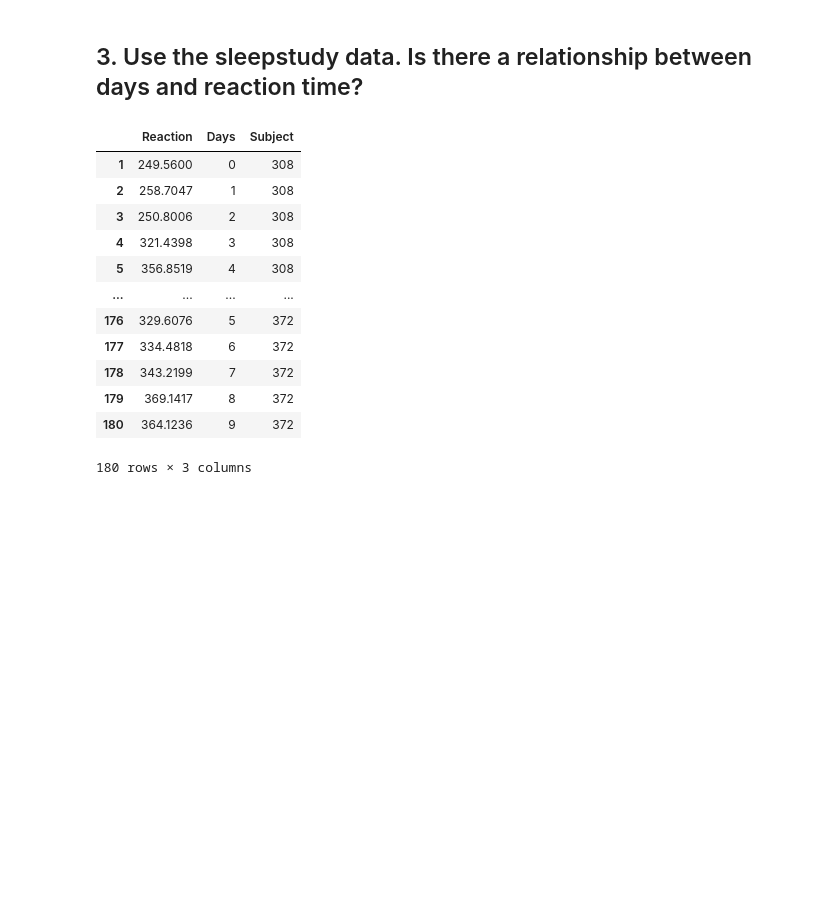
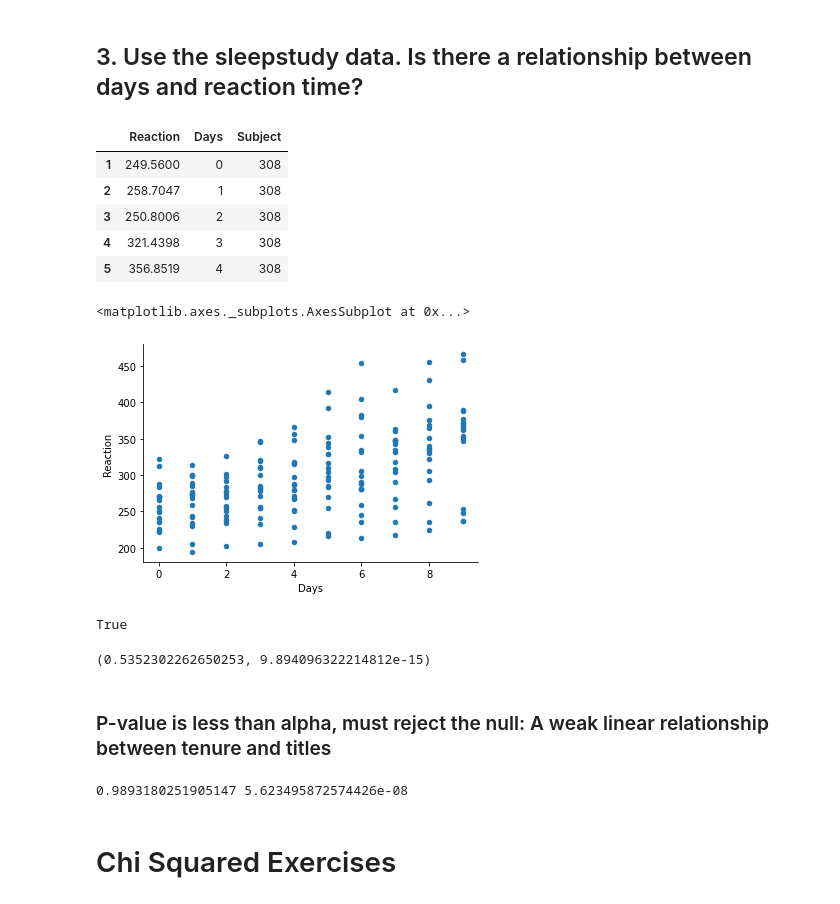
Before and after one commit to CSolitaire/statistics-exercises, a Jupyter notebook: hypothesis_testing.ipynb, the cells around one changed output. Drawn from its saved outputs; the diff is of its cells as text; code cells hidden in the pictures; blank space fills up the shorter version.

Commit message:
Correlation Exercise Complete

```diff
--- a/hypothesis_testing.ipynb
+++ b/hypothesis_testing.ipynb
@@ -1021,18 +1021,52 @@ corr, p
 sleep = data('sleepstudy')
 df = pd.DataFrame(sleep)
 # %%
-df
+df.head()
 # %% [output]
 |  | Reaction | Days | Subject |
 | 1 | 249.5600 | 0 | 308 |
 | 2 | 258.7047 | 1 | 308 |
 | 3 | 250.8006 | 2 | 308 |
 | 4 | 321.4398 | 3 | 308 |
 | 5 | 356.8519 | 4 | 308 |
-| ... | ... | ... | ... |
-| 176 | 329.6076 | 5 | 372 |
-| 177 | 334.4818 | 6 | 372 |
-| 178 | 343.2199 | 7 | 372 |
-| 179 | 369.1417 | 8 | 372 |
-| 180 | 364.1236 | 9 | 372 |
-180 rows × 3 columns
+# %%
+df.plot.scatter(y='Reaction', x='Days')
+# %% [output]
+<matplotlib.axes._subplots.AxesSubplot at 0x...>
+[figure, added]
+# %%
+x = df.Days
+y = df.Reaction
+
+def stdev(x):
+    variance = ((x - x.mean()) ** 2).sum() / n
+    return sqrt(variance)
+
+r_xy = (((x - x.mean()) * (y - y.mean())).sum() / n) / (stdev(x) * stdev(y))
+r_xy
+
+t = (r_xy * sqrt(n - 2)) / sqrt(1 - r_xy**2)
+t
+
+p = stats.t.sf(t, df=degf) * 2 # *2 for a two-tailed test
+p
+
+p < α
+# %% [output]
+True
+# %%
+corr, p = stats.pearsonr(x, y)
+corr, p
+# %% [output]
+(0.5352302262650253, 9.894096322214812e-15)
+# %% [markdown]
+### P-value is less than alpha, must reject the null: A weak linear relationship between tenure and titles
+# %%
+react = df.groupby('Days')[['Reaction']].mean()
+react.reset_index(inplace = True)
+corr, p = stats.pearsonr(react['Days'], react['Reaction'])
+print(corr, p)
+# %% [output]
+0.9893180251905147 5.623495872574426e-08
+# %% [markdown]
+# Chi Squared Exercises
```
